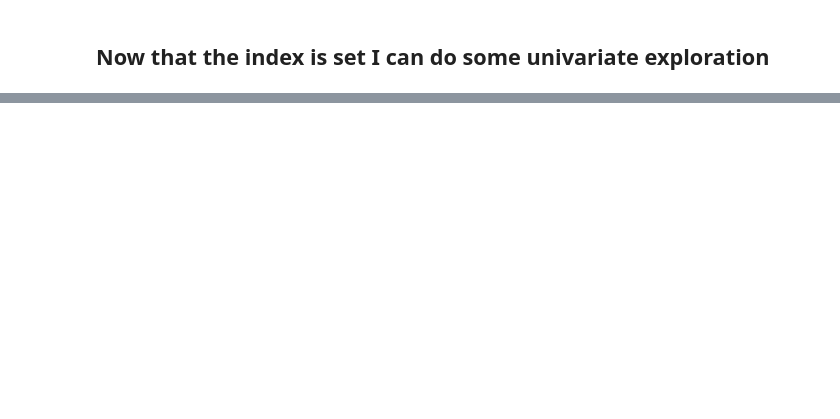
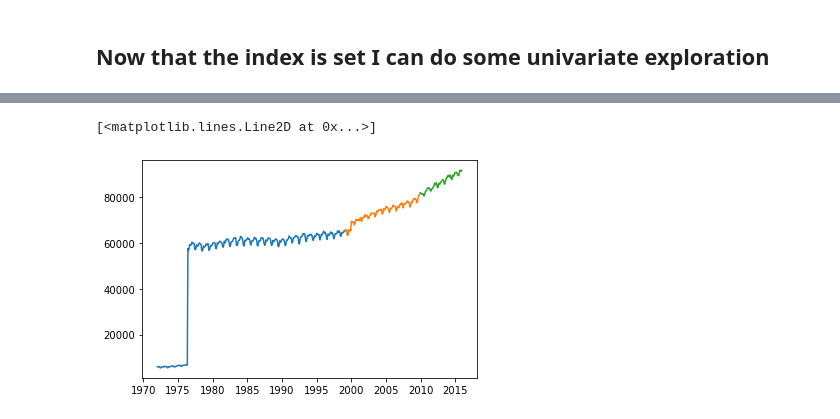
Before and after one commit to BraedenWright/individual-project, a Jupyter notebook: labor_aquire_and_explore.ipynb, the cells around one changed output, grey strips where cells are left out. Saved outputs shown, nothing was run; the diff lists cells and outputs as text; code cells hidden in the pictures; blank space fills up the shorter version.

```diff
--- a/labor_aquire_and_explore.ipynb
+++ b/labor_aquire_and_explore.ipynb
@@ -227,0 +278,11 @@ df.groupby(['date'])
+# %%
+train = df.loc[:'1999']
+validate = df.loc['1999':'2009']
+test = df.loc['2010':]
+
+plt.plot(train.index, train.total_not_in_labor_force)
+plt.plot(validate.index, validate.total_not_in_labor_force)
+plt.plot(test.index, test.total_not_in_labor_force)
+# %% [output]
+[<matplotlib.lines.Line2D at 0x...>]
+[figure, added]
```
Also changed, not shown: parts of 25 cells of this notebook, 2 other files.
